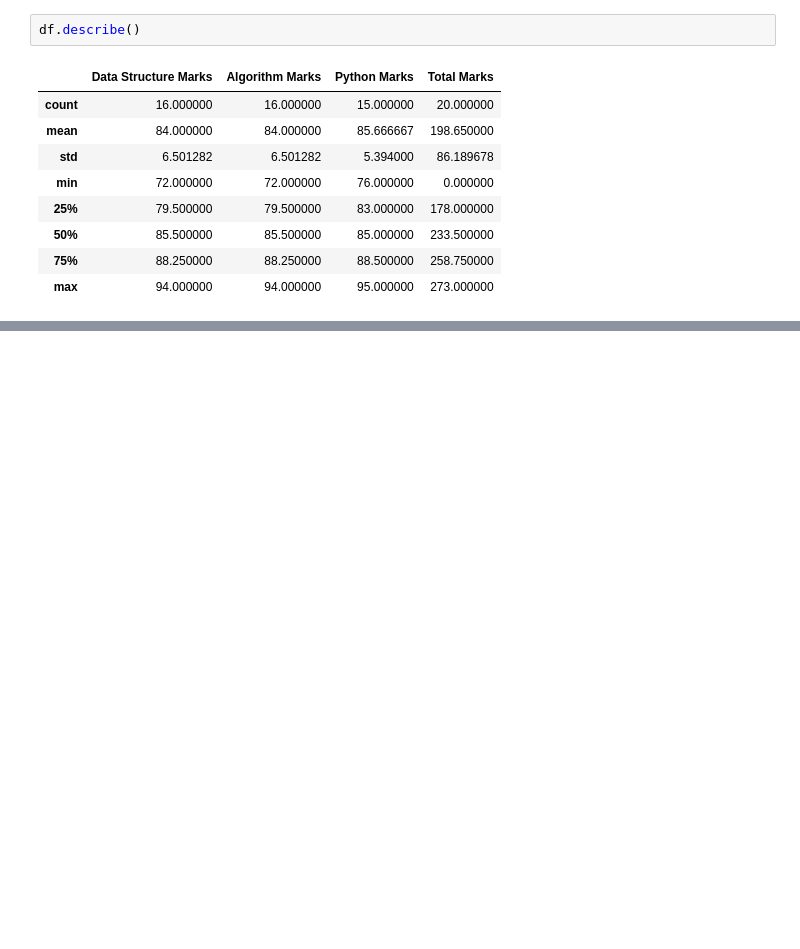
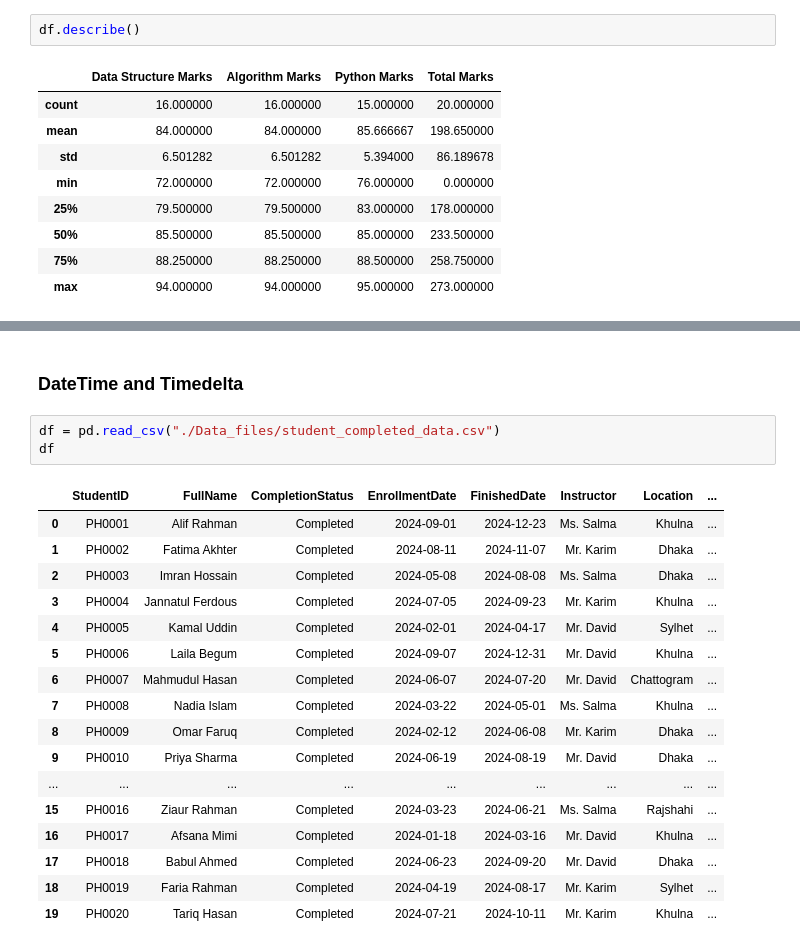
Before and after one commit to Tanvir-Ahmed-67/AI_ML_LEARNING, a Jupyter notebook: Module_14_Data_Analysis_With_Pandas_2.ipynb, the cells around one changed output, grey strips where cells are left out. Cells and saved outputs as stored; diff of their text form; blank space fills up the shorter version.

```diff
--- a/Module_14_Data_Analysis_With_Pandas_2.ipynb
+++ b/Module_14_Data_Analysis_With_Pandas_2.ipynb
@@ -753,0 +862,23 @@ df.describe()
+# %% [markdown]
+### DateTime and Timedelta
+# %%
+df = pd.read_csv("./Data_files/student_completed_data.csv")
+df
+# %% [output]
+|  | StudentID | FullName | CompletionStatus | EnrollmentDate | FinishedDate | Instructor | Location | ... |
+| 0 | PH0001 | Alif Rahman | Completed | 2024-09-01 | 2024-12-23 | Ms. Salma | Khulna | ... |
+| 1 | PH0002 | Fatima Akhter | Completed | 2024-08-11 | 2024-11-07 | Mr. Karim | Dhaka | ... |
+| 2 | PH0003 | Imran Hossain | Completed | 2024-05-08 | 2024-08-08 | Ms. Salma | Dhaka | ... |
+| 3 | PH0004 | Jannatul Ferdous | Completed | 2024-07-05 | 2024-09-23 | Mr. Karim | Khulna | ... |
+| 4 | PH0005 | Kamal Uddin | Completed | 2024-02-01 | 2024-04-17 | Mr. David | Sylhet | ... |
+| 5 | PH0006 | Laila Begum | Completed | 2024-09-07 | 2024-12-31 | Mr. David | Khulna | ... |
+| 6 | PH0007 | Mahmudul Hasan | Completed | 2024-06-07 | 2024-07-20 | Mr. David | Chattogram | ... |
+| 7 | PH0008 | Nadia Islam | Completed | 2024-03-22 | 2024-05-01 | Ms. Salma | Khulna | ... |
+| 8 | PH0009 | Omar Faruq | Completed | 2024-02-12 | 2024-06-08 | Mr. Karim | Dhaka | ... |
+| 9 | PH0010 | Priya Sharma | Completed | 2024-06-19 | 2024-08-19 | Mr. David | Dhaka | ... |
+| ... | ... | ... | ... | ... | ... | ... | ... | ... |
+| 15 | PH0016 | Ziaur Rahman | Completed | 2024-03-23 | 2024-06-21 | Ms. Salma | Rajshahi | ... |
+| 16 | PH0017 | Afsana Mimi | Completed | 2024-01-18 | 2024-03-16 | Mr. David | Khulna | ... |
+| 17 | PH0018 | Babul Ahmed | Completed | 2024-06-23 | 2024-09-20 | Mr. David | Dhaka | ... |
+| 18 | PH0019 | Faria Rahman | Completed | 2024-04-19 | 2024-08-17 | Mr. Karim | Sylhet | ... |
+| 19 | PH0020 | Tariq Hasan | Completed | 2024-07-21 | 2024-10-11 | Mr. Karim | Khulna | ... |
```
Also changed, not shown: parts of 9 cells of this notebook, 1 other file.
